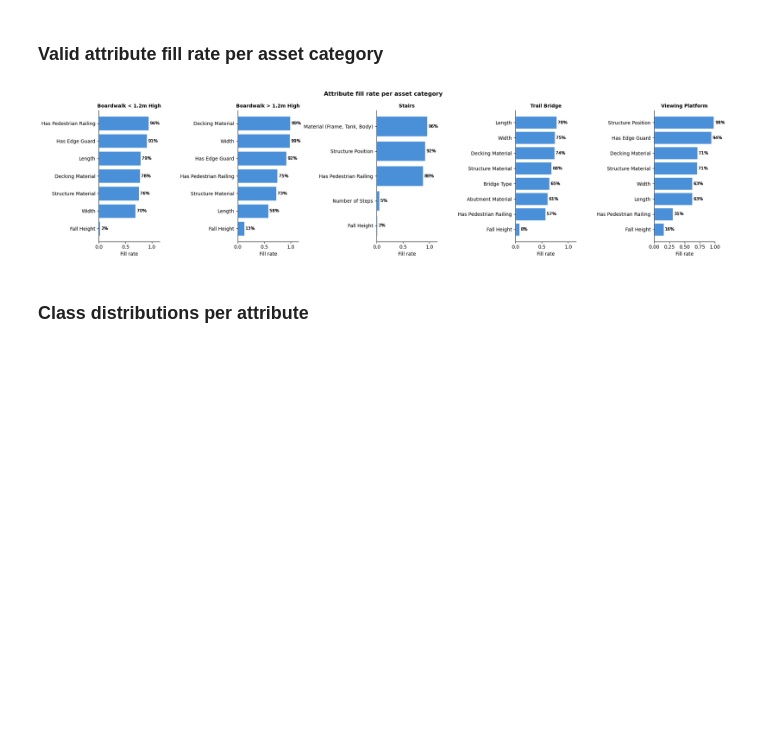
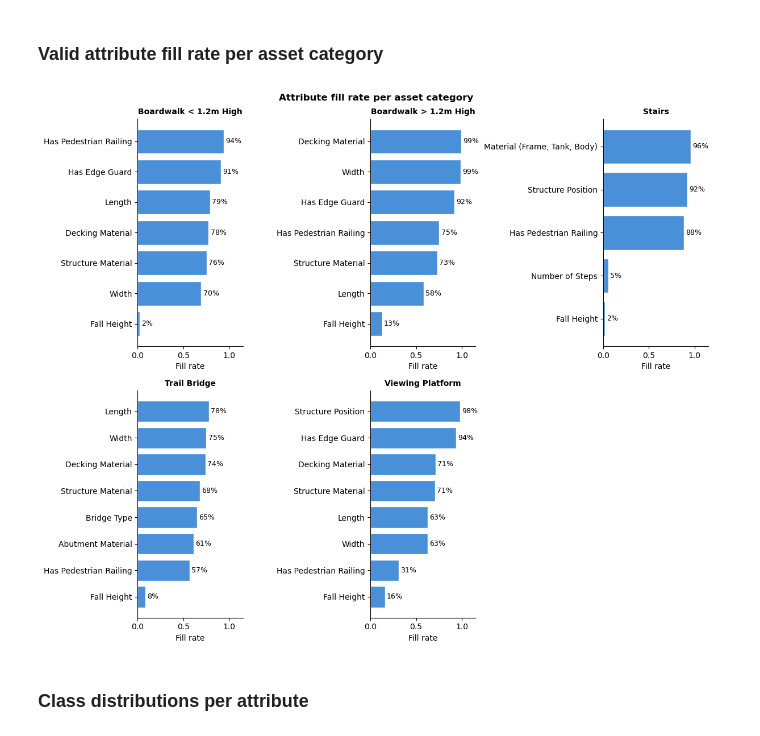
Before and after one commit to sgauth01/parks-asset-img-class, a Jupyter notebook: notebooks/data_exploration.ipynb, the cells around one changed output. Cells and saved outputs as stored; diff of their text form; code cells hidden in the pictures; blank space fills up the shorter version.

Commit message:
made fill rate plot bigger and cut some more words

```diff
--- a/notebooks/data_exploration.ipynb
+++ b/notebooks/data_exploration.ipynb
@@ -234,47 +251,45 @@ os.makedirs(output_dir, exist_ok=True)
 # %%
 records = []
 
 for category, info in PROFILE_ATTRS.items():
     subset = attributes_df[attributes_df["profile_name"] == category]
     for col in info["attrs"]:
         records.append({
             "category": category,
             "attr": col.replace("attr_", ""),
             "fill_rate": subset[col].apply(is_valid).mean(),
         })
 
 fill_df = pd.DataFrame(records)
 
 categories = list(PROFILE_ATTRS.keys())
-fig, axes = plt.subplots(1, len(categories), figsize=(4 * len(categories), 5))
+n_cols = math.ceil(len(categories) / 3)
+fig, axes = plt.subplots(2, n_cols, figsize=(4 * n_cols, 15))
+axes = axes.flatten()
 
 for ax, category in zip(axes, categories):
     data = fill_df[fill_df["category"] == category].sort_values("fill_rate")
-    colors = "#4a90d9"
-    ax.barh(data["attr"], data["fill_rate"], color=colors, edgecolor="white")
-    for ax, category in zip(axes, categories):
-        data = fill_df[fill_df["category"] == category].sort_values("fill_rate")
-        ax.barh(data["attr"], data["fill_rate"], color="#4a90d9", edgecolor="white")
+    ax.barh(data["attr"], data["fill_rate"], color="#4a90d9", edgecolor="white")
 
-        # Add percentage labels
-        for val, patch in zip(data["fill_rate"], ax.patches):
-            ax.text(patch.get_width() + 0.02, patch.get_y() + patch.get_height() / 2,
-                    f"{val:.0%}", va="center", fontsize=9)
+    for val, patch in zip(data["fill_rate"], ax.patches):
+        ax.text(patch.get_width() + 0.02, patch.get_y() + patch.get_height() / 2,
+                f"{val:.0%}", va="center", fontsize=9)
 
-        ax.set_xlim(0, 1.15)  # extend xlim slightly to make room for labels
-        ax.set_title(category, fontsize=10, fontweight="bold")
-        ax.set_xlabel("Fill rate")
-        ax.spines[["top", "right"]].set_visible(False)
-    ax.set_xlim(0, 1)
+    ax.set_xlim(0, 1.15)
     ax.set_title(category, fontsize=10, fontweight="bold")
     ax.set_xlabel("Fill rate")
     ax.spines[["top", "right"]].set_visible(False)
 
+# Hide any unused subplots
+for ax in axes[len(categories):]:
+    ax.set_visible(False)
+
 fig.suptitle("Attribute fill rate per asset category", fontweight="bold")
 plt.tight_layout()
+plt.savefig(os.path.join(output_dir, "attribute_fill_rate.png"))
 plt.show()
 # %% [output]
-[figure, old version]
+[figure, new version]
 # %% [markdown]
 ### Class distributions per attribute
 # %%
```
Also changed, not shown: parts of 14 cells of this notebook, 4 other files.
